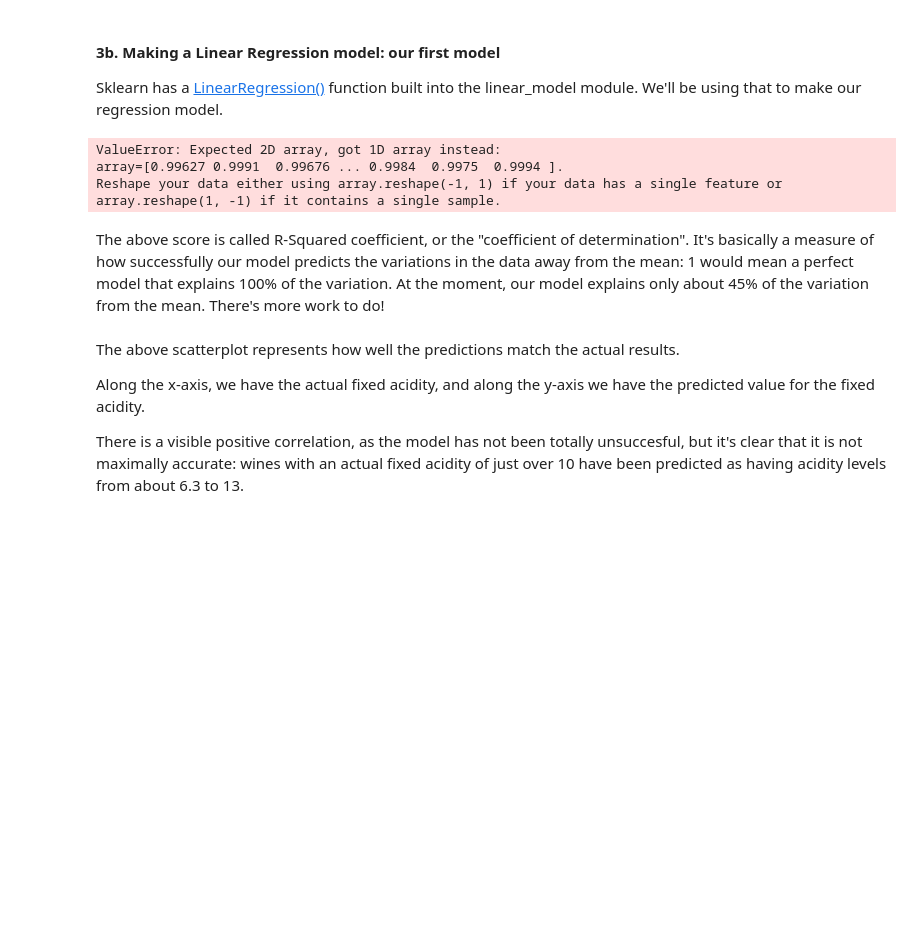
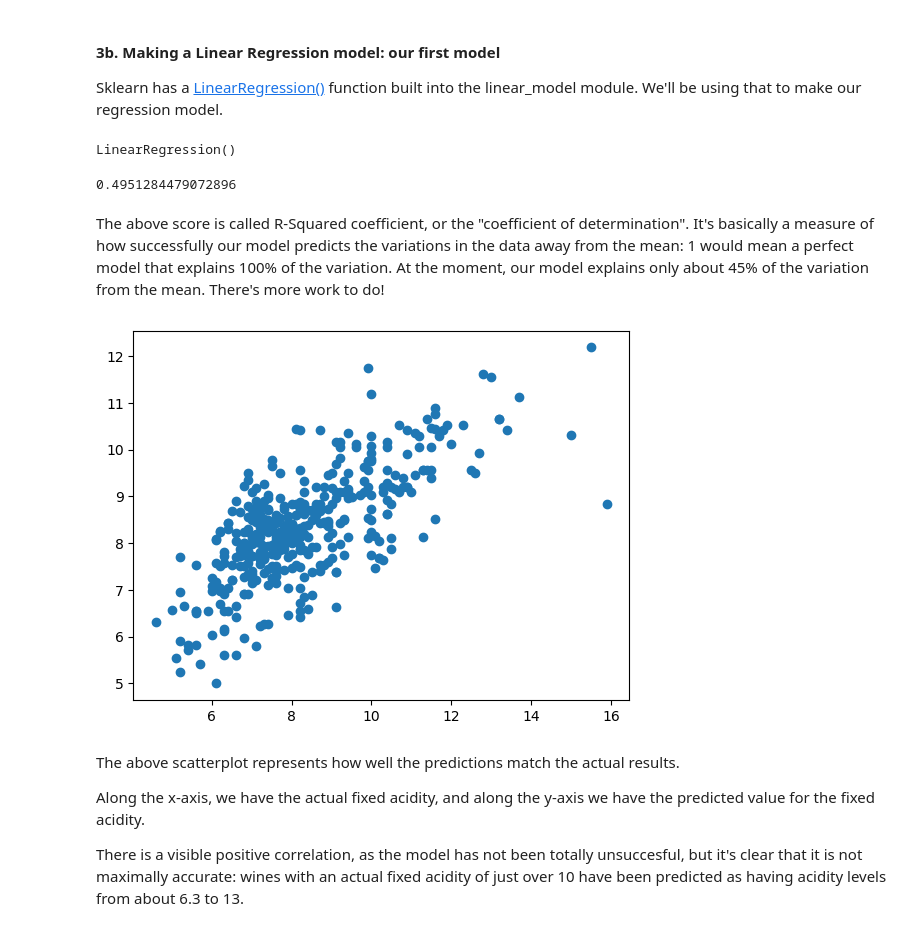
Before and after one commit to zjbrown0689/dsc, a Jupyter notebook: 11.4.1 Case Study - Linear Regression/Springboard Regression Case Study - the Red Wine Dataset - Tier 3.ipynb, the cells around one changed output. Cells and saved outputs as stored; diff of their text form; code cells hidden in the pictures; blank space fills up the shorter version.

Commit message:
Completed linear regression case study

```diff
--- a/11.4.1 Case Study - Linear Regression/Springboard Regression Case Study - the Red Wine Dataset - Tier 3.ipynb
+++ b/11.4.1 Case Study - Linear Regression/Springboard Regression Case Study - the Red Wine Dataset - Tier 3.ipynb
@@ -256,8 +256,8 @@ To be sure, for our first model, we're only going to focus on two variables: fix
 We'll be using [sklearn](https://scikit-learn.org/stable/modules/generated/sklearn.model_selection.train_test_split.html) here. Don't worry if not all of the syntax makes sense; just follow the rationale for what we're doing.
 # %%
 # Subsetting our data into our dependent and independent variables.
-dependent = data['fixed.acidity']
-independent = np.reshape(data['density'])
+dependent = data[['fixed.acidity']]
+independent = data[['density']]
 
 # Split the data. This line uses the sklearn function train_test_split().
 # The test_size parameter means we can train with 75% of the data, and test on 25%.
@@ -279,20 +277,23 @@ rModel = linear_model.LinearRegression()
 # We now want to train the model on our test data.
 rModel.fit(x_train, y_train)
 # %% [output]
-ValueError: Expected 2D array, got 1D array instead:
-array=[0.99627 0.9991  0.99676 ... 0.9984  0.9975  0.9994 ].
-Reshape your data either using array.reshape(-1, 1) if your data has a single feature or array.reshape(1, -1) if it contains a single sample.
+LinearRegression()
 # %%
 # Evaluate the model
-_ _ _
+print(rModel.score(x_test, y_test))
+# %% [output]
+0.4951284479072896
 # %% [markdown]
 The above score is called R-Squared coefficient, or the "coefficient of determination". It's basically a measure of how successfully our model predicts the variations in the data away from the mean: 1 would mean a perfect model that explains 100% of the variation. At the moment, our model explains only about 45% of the variation from the mean. There's more work to do!
 # %%
 # Use the model to make predictions about our test data
-_ _ _
+y_pred = rModel.predict(x_test)
 # %%
 # Let's plot the predictions against the actual result. Use scatter()
-_ _ _
+plt.scatter(x=y_test, y=y_pred)
+plt.show()
+# %% [output]
+[figure, added]
 # %% [markdown]
 The above scatterplot represents how well the predictions match the actual results.
 
```
Also changed, not shown: parts of 17 cells of this notebook.
